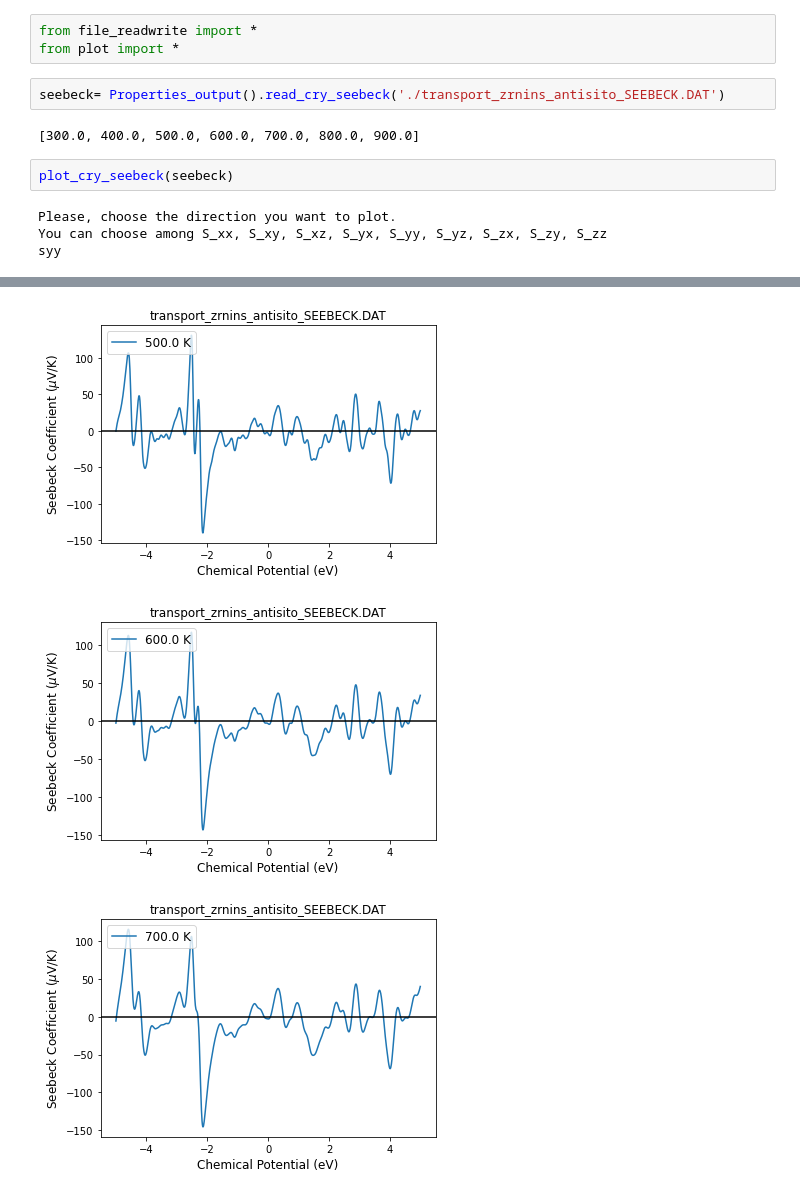
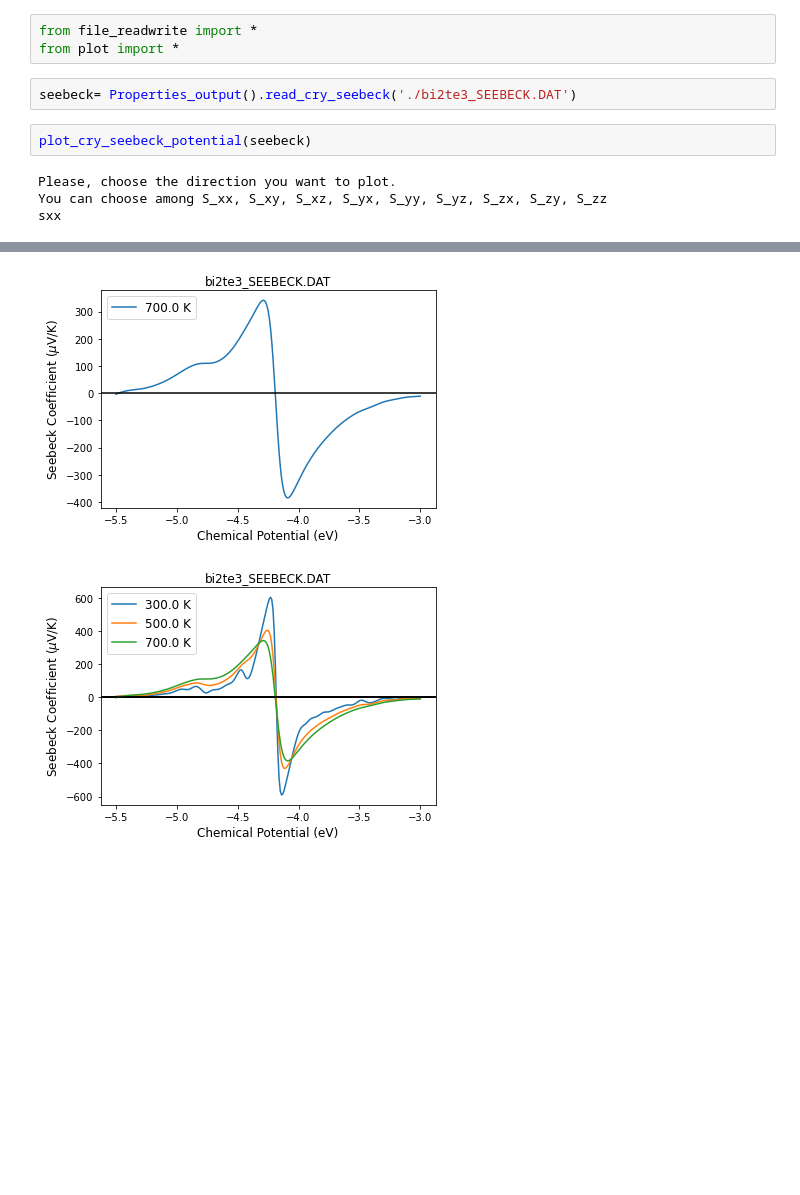
Before and after one commit to crystal-code-tools/CRYSTALpytools, a Jupyter notebook: crystal_functions/debug.ipynb, the cells around one changed output, grey strips where cells are left out. Saved outputs shown, nothing was run; the diff lists cells and outputs as text; blank space fills up the shorter version.

Commit message:
seebeck carrier non log

```diff
--- a/crystal_functions/debug.ipynb
+++ b/crystal_functions/debug.ipynb
@@ -22,12 +22,10 @@ ls
 from file_readwrite import *
 from plot import *
 # %%
-seebeck= Properties_output().read_cry_seebeck('./transport_zrnins_antisito_SEEBECK.DAT')
+seebeck= Properties_output().read_cry_seebeck('./bi2te3_SEEBECK.DAT')
-# %% [output]
-[300.0, 400.0, 500.0, 600.0, 700.0, 800.0, 900.0]
 # %%
-plot_cry_seebeck(seebeck)
+plot_cry_seebeck_potential(seebeck)
 # %% [output]
 Please, choose the direction you want to plot.
 You can choose among S_xx, S_xy, S_xz, S_yx, S_yy, S_yz, S_zx, S_zy, S_zz
-syy
+sxx
@@ -36,3 +34,2 @@ syy
-[figure, old version]
+[figure, new version]
-[figure, old version]
+[figure, new version]
-[figure, removed]
```
Also changed, not shown: parts of 1 cell of this notebook, 51 other files.
